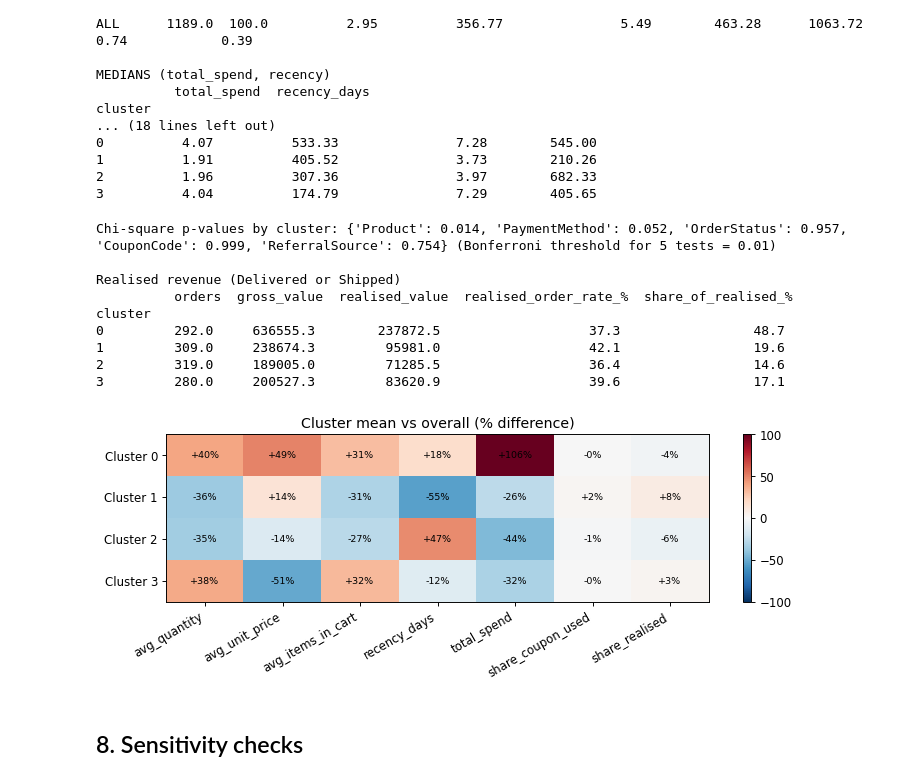
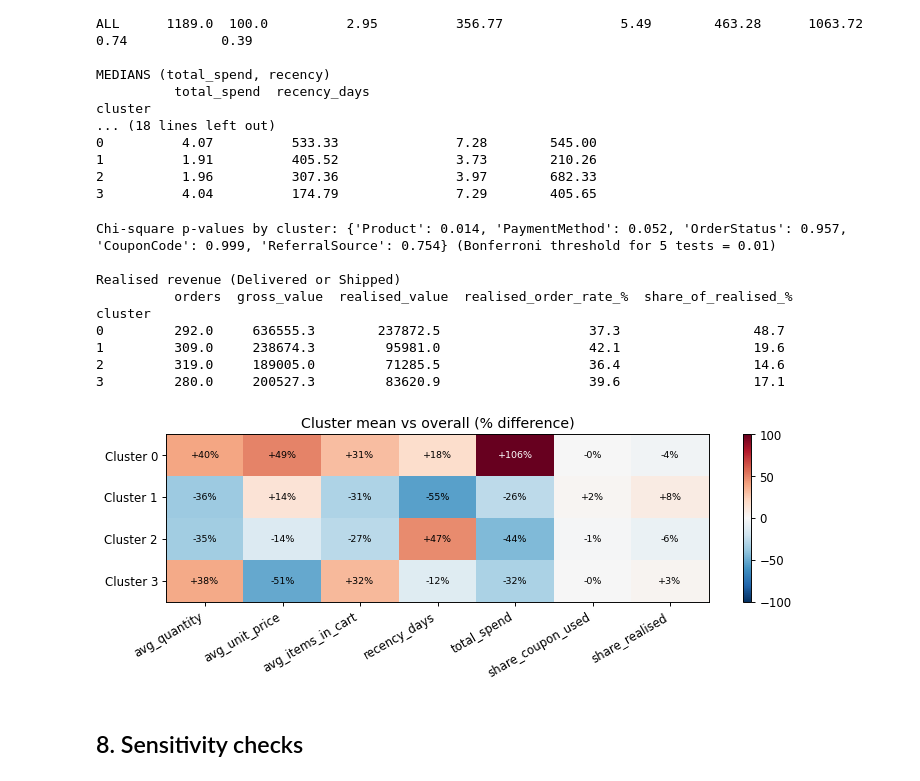
Before and after one commit to mdalrafi007/decodelabs-project3-customer-segmentation, a Jupyter notebook: DecodeLabs_Project3_Customer_Segmentation.ipynb, the cells around one changed output. Saved outputs shown, nothing was run; the diff lists cells and outputs as text; code cells hidden in the pictures.

Commit message:
Fix heatmap label contrast

```diff
--- a/DecodeLabs_Project3_Customer_Segmentation.ipynb
+++ b/DecodeLabs_Project3_Customer_Segmentation.ipynb
@@ -308,30 +308,30 @@ cluster
 # %%
 # categorical association (post-hoc; these fields were NOT used for clustering in the final model)
 res = {}
 for col, p in cats.items():
     dc = [c for c in cs.columns if c.startswith(p + "_")]
     res[col] = round(float(chi2_contingency(pd.DataFrame({c: cs[cs.cluster==c][dc].sum() for c in range(K)}).values)[1]), 3)
 print("Chi-square p-values by cluster:", res, "(Bonferroni threshold for 5 tests = 0.01)")
 o = raw.merge(pd.Series(lab, index=cust.index, name="cluster"), left_on="CustomerID", right_index=True); o["real"] = o.OrderStatus.isin(["Delivered", "Shipped"])
 rv = o.groupby("cluster").apply(lambda g: pd.Series({"orders": len(g), "gross_value": g.TotalPrice.sum(), "realised_value": g.TotalPrice[g.real].sum(), "realised_order_rate_%": 100*g.real.mean()}))
 rv["share_of_realised_%"] = 100 * rv.realised_value / rv.realised_value.sum(); print("\nRealised revenue (Delivered or Shipped)\n", rv.round(1).to_string())
 H = (prof.loc[range(K), pc] / prof.loc["ALL", pc] * 100 - 100).values
 fig, a = plt.subplots(figsize=(9, 3.4)); im = a.imshow(H, cmap="RdBu_r", vmin=-100, vmax=100, aspect="auto")
 a.set_xticks(range(len(pc))); a.set_xticklabels(pc, rotation=30, ha="right"); a.set_yticks(range(K)); a.set_yticklabels([f"Cluster {c}" for c in range(K)])
 for i in range(K):
-    for j in range(len(pc)): a.text(j, i, f"{H[i,j]:+.0f}%", ha="center", va="center", fontsize=8)
+    for j in range(len(pc)): a.text(j, i, f"{H[i,j]:+.0f}%", ha="center", va="center", fontsize=8, color="white" if abs(H[i,j]) >= 70 else "black")
 a.set_title("Cluster mean vs overall (% difference)"); fig.colorbar(im); fig.tight_layout(); plt.show()
 # %% [output]
 Chi-square p-values by cluster: {'Product': 0.014, 'PaymentMethod': 0.052, 'OrderStatus': 0.957, 'CouponCode': 0.999, 'ReferralSource': 0.754} (Bonferroni threshold for 5 tests = 0.01)
 
 Realised revenue (Delivered or Shipped)
           orders  gross_value  realised_value  realised_order_rate_%  share_of_realised_%
 cluster
 0         292.0     636555.3        237872.5                   37.3                 48.7
 1         309.0     238674.3         95981.0                   42.1                 19.6
 2         319.0     189005.0         71285.5                   36.4                 14.6
 3         280.0     200527.3         83620.9                   39.6                 17.1
-[figure, old version]
+[figure, new version]
 # %% [markdown]
 ## 8. Sensitivity checks
 # %%
```
Also changed, not shown: 2 other files.
